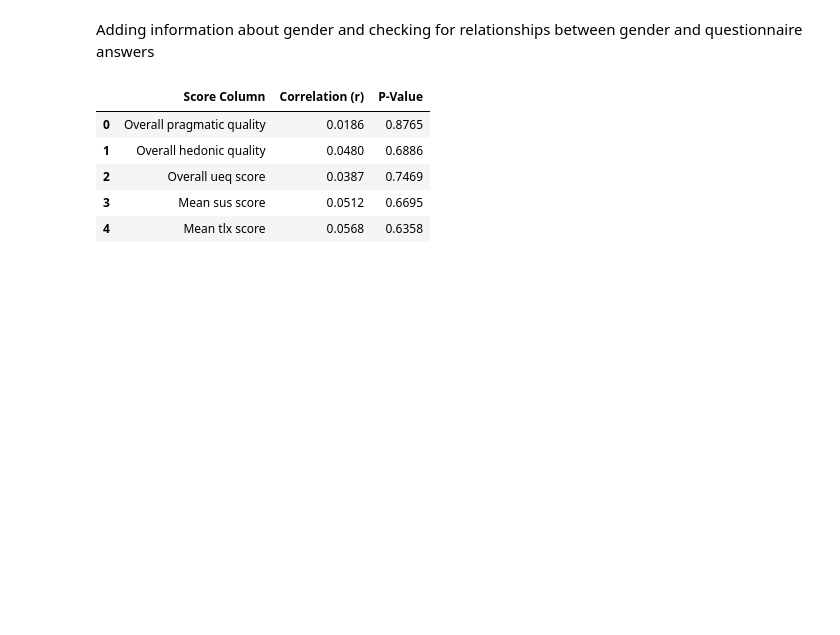
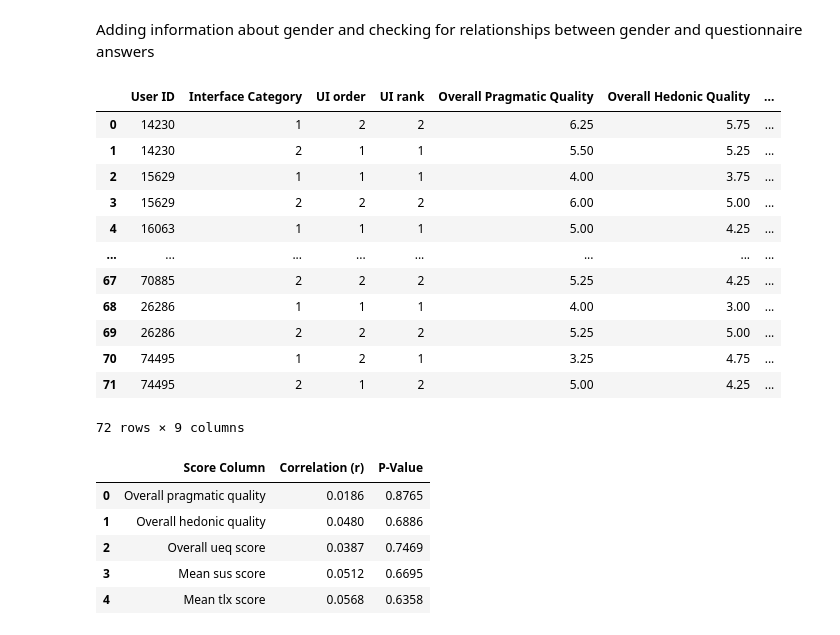
Before and after one commit to ggril/master_thesis, a Jupyter notebook: final_report.ipynb, the cells around one changed output. Saved outputs shown, nothing was run; the diff lists cells and outputs as text; code cells hidden in the pictures; blank space fills up the shorter version.

```diff
--- a/final_report.ipynb
+++ b/final_report.ipynb
@@ -133,6 +126,23 @@ In the experiment, we used random order in which interfaces were presented, toge
 * UI rank; interface was ranked so that 1 means harder than 2
 # %% [markdown]
 Adding information about gender and checking for relationships between gender and questionnaire answers
+# %%
+full_data=pd.read_csv("updated_combined_scores.csv", delimiter=";")
+full_data
+# %% [output]
+|  | User ID | Interface Category | UI order | UI rank | Overall Pragmatic Quality | Overall Hedonic Quality | ... |
+| 0 | 14230 | 1 | 2 | 2 | 6.25 | 5.75 | ... |
+| 1 | 14230 | 2 | 1 | 1 | 5.50 | 5.25 | ... |
+| 2 | 15629 | 1 | 1 | 1 | 4.00 | 3.75 | ... |
+| 3 | 15629 | 2 | 2 | 2 | 6.00 | 5.00 | ... |
+| 4 | 16063 | 1 | 1 | 1 | 5.00 | 4.25 | ... |
+| ... | ... | ... | ... | ... | ... | ... | ... |
+| 67 | 70885 | 2 | 2 | 2 | 5.25 | 4.25 | ... |
+| 68 | 26286 | 1 | 1 | 1 | 4.00 | 3.00 | ... |
+| 69 | 26286 | 2 | 2 | 2 | 5.25 | 5.00 | ... |
+| 70 | 74495 | 1 | 2 | 1 | 3.25 | 4.75 | ... |
+| 71 | 74495 | 2 | 1 | 2 | 5.00 | 4.25 | ... |
+72 rows × 9 columns
 # %%
 score_columns = [
     'Overall Pragmatic Quality',
```
Also changed, not shown: parts of 17 cells of this notebook, 1 other file.
